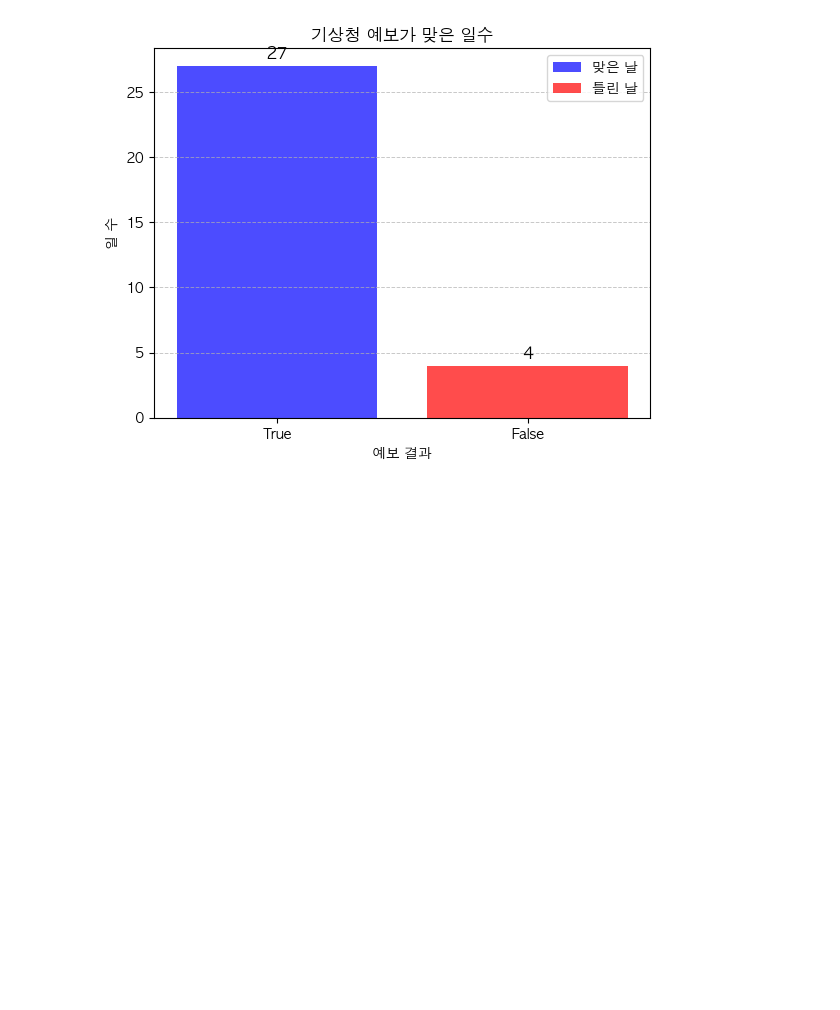
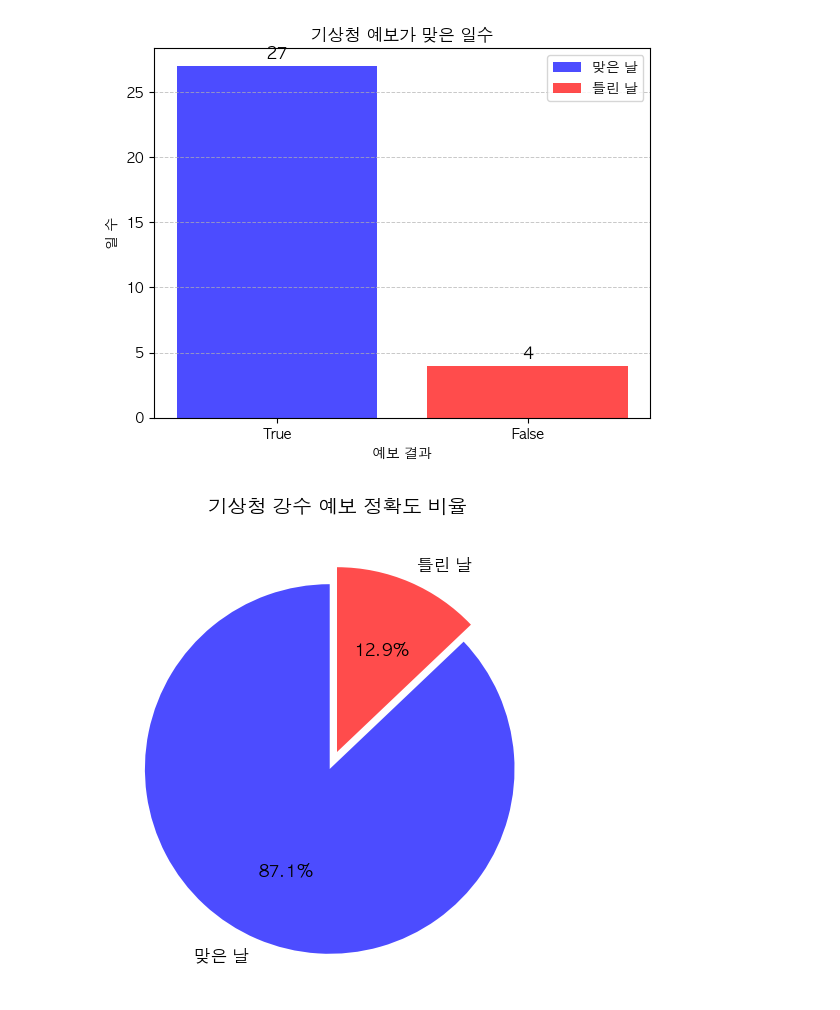
Before and after one commit to ehdnd/24FS_PY_SWandAI, a Jupyter notebook: project/융특_팀 프로젝트_최종.ipynb, the cells around one changed output. Cells and saved outputs as stored; diff of their text form; code cells hidden in the pictures; blank space fills up the shorter version.

Commit message:
added data visualization

```diff
--- a/project/융특_팀 프로젝트_최종.ipynb
+++ b/project/융특_팀 프로젝트_최종.ipynb
@@ -1211,3 +1211,29 @@ plt.legend()
 plt.show()
 # %% [output]
 [figure]
+# %%
+import matplotlib.pyplot as plt
+
+# 데이터 준비
+labels = ["맞은 날", "틀린 날"]  # 라벨
+sizes = [len(rain_match_row), len(not_rainy_day)]  # 각 카테고리 값
+colors = ["blue", "red"]  # 색상
+explode = (0.1, 0)  # 강조 설정 (True 강조)
+
+# 원그래프 생성
+plt.figure(figsize=(6, 6))
+plt.pie(
+    sizes,
+    explode=explode,
+    labels=labels,
+    colors=colors,
+    autopct="%1.1f%%",
+    startangle=90,
+    textprops={"fontsize": 12},
+    wedgeprops={"alpha": 0.7},
+)
+
+plt.title("기상청 강수 예보 정확도 비율", fontsize=14)
+plt.show()
+# %% [output]
+[figure, added]
```
Also changed, not shown: parts of 3 cells of this notebook, 2 other files.
